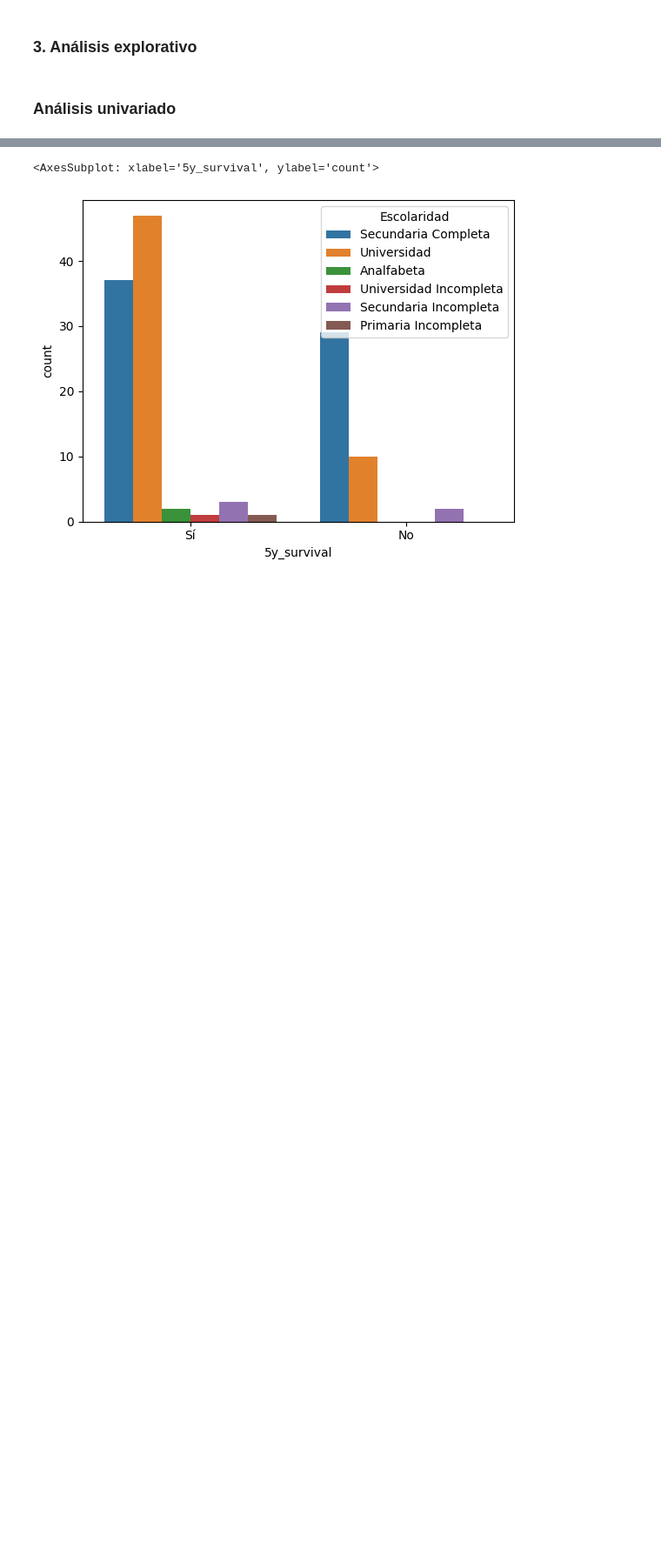
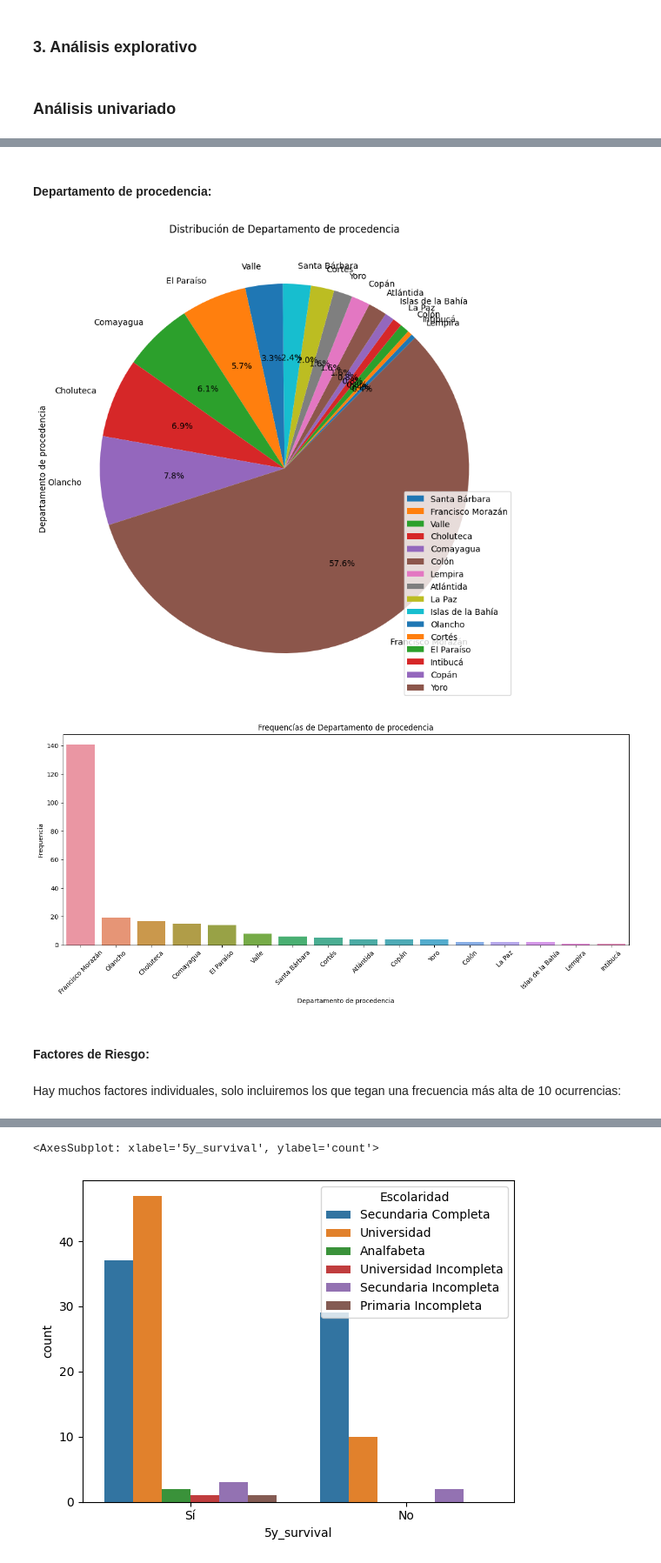
Before and after one commit to slesageq/Survivor_Analysis, a Jupyter notebook: analysis.ipynb, the cells around one changed output, grey strips where cells are left out. Shown at 87% size. Drawn from its saved outputs; the diff is of its cells as text; code cells hidden in the pictures; blank space fills up the shorter version.

```diff
--- a/analysis.ipynb
+++ b/analysis.ipynb
@@ -633,0 +664,11 @@ univariate_analysis(df_applies, "Escolaridad")
+# %% [markdown]
+#### Departamento de procedencia:
+# %%
+univariate_analysis(df_applies, "Departamento de procedencia") # todo: make the pct optional, and figure a way to add explosion for the pie chart.
+# %% [output]
+[figure, added]
+[figure, added]
+# %% [markdown]
+#### Factores de Riesgo:
+# %% [markdown]
+Hay muchos factores individuales, solo incluiremos los que tegan una frecuencia más alta de 10 ocurrencias:
```
Also changed, not shown: parts of 14 cells of this notebook.
